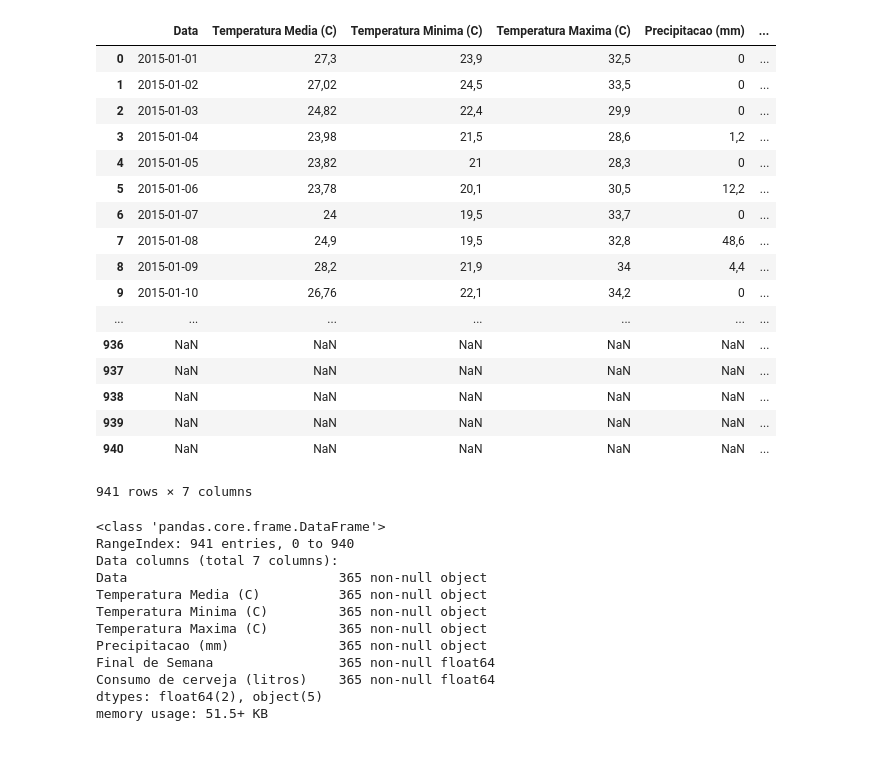
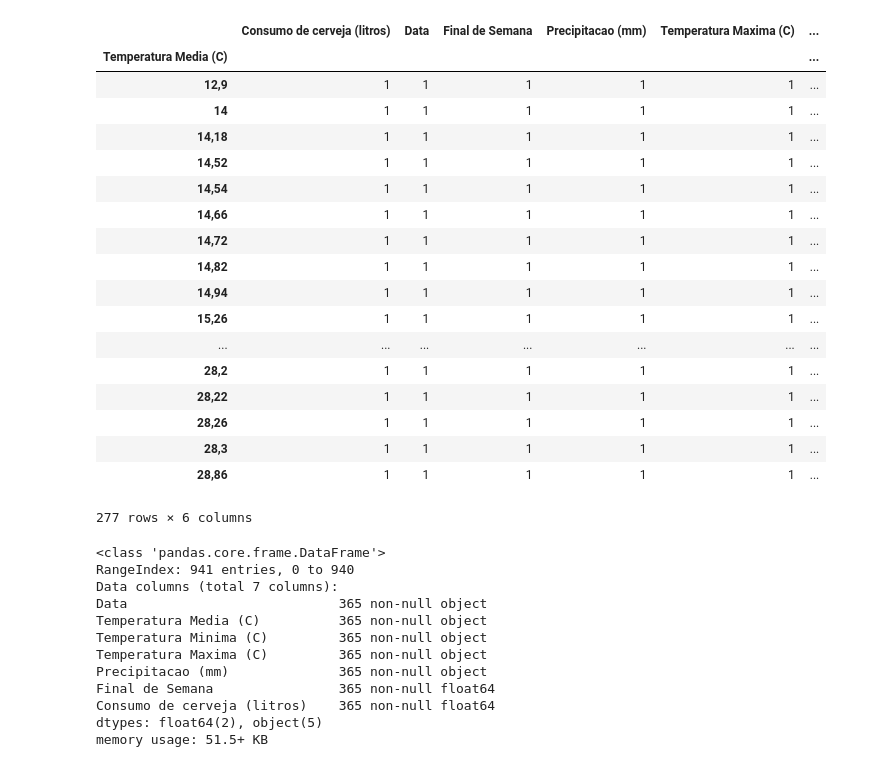
Before and after one commit to vitormoschetti/PI--IV---Extra-o-e-Visualiza-o-de-Dados-, a Jupyter notebook: Atividade 2/PI IV - Consumo de Cerveja .ipynb, the cells around one changed output. Saved outputs shown, nothing was run; the diff lists cells and outputs as text; code cells hidden in the pictures.

Commit message:
PI Graficos - Consumo de Cerveja em SP
Gráficos, tratamento dos dados e groupby

```diff
--- a/Atividade 2/PI IV - Consumo de Cerveja .ipynb
+++ b/Atividade 2/PI IV - Consumo de Cerveja .ipynb
@@ -1,28 +1,28 @@
 # %%
 import pandas as pd
 import matplotlib.pyplot as plt
 
 dados = pd.read_csv('Consumo_cerveja.csv', sep = ",")
-dados
 # %% [output]
-|  | Data | Temperatura Media (C) | Temperatura Minima (C) | Temperatura Maxima (C) | Precipitacao (mm) | ... |
-| 0 | 2015-01-01 | 27,3 | 23,9 | 32,5 | 0 | ... |
-| 1 | 2015-01-02 | 27,02 | 24,5 | 33,5 | 0 | ... |
-| 2 | 2015-01-03 | 24,82 | 22,4 | 29,9 | 0 | ... |
-| 3 | 2015-01-04 | 23,98 | 21,5 | 28,6 | 1,2 | ... |
-| 4 | 2015-01-05 | 23,82 | 21 | 28,3 | 0 | ... |
-| 5 | 2015-01-06 | 23,78 | 20,1 | 30,5 | 12,2 | ... |
-| 6 | 2015-01-07 | 24 | 19,5 | 33,7 | 0 | ... |
-| 7 | 2015-01-08 | 24,9 | 19,5 | 32,8 | 48,6 | ... |
-| 8 | 2015-01-09 | 28,2 | 21,9 | 34 | 4,4 | ... |
-| 9 | 2015-01-10 | 26,76 | 22,1 | 34,2 | 0 | ... |
+|  | Consumo de cerveja (litros) | Data | Final de Semana | Precipitacao (mm) | Temperatura Maxima (C) | ... |
+| Temperatura Media (C) |  |  |  |  |  | ... |
+| 12,9 | 1 | 1 | 1 | 1 | 1 | ... |
+| 14 | 1 | 1 | 1 | 1 | 1 | ... |
+| 14,18 | 1 | 1 | 1 | 1 | 1 | ... |
+| 14,52 | 1 | 1 | 1 | 1 | 1 | ... |
+| 14,54 | 1 | 1 | 1 | 1 | 1 | ... |
+| 14,66 | 1 | 1 | 1 | 1 | 1 | ... |
+| 14,72 | 1 | 1 | 1 | 1 | 1 | ... |
+| 14,82 | 1 | 1 | 1 | 1 | 1 | ... |
+| 14,94 | 1 | 1 | 1 | 1 | 1 | ... |
+| 15,26 | 1 | 1 | 1 | 1 | 1 | ... |
 | ... | ... | ... | ... | ... | ... | ... |
-| 936 | NaN | NaN | NaN | NaN | NaN | ... |
-| 937 | NaN | NaN | NaN | NaN | NaN | ... |
-| 938 | NaN | NaN | NaN | NaN | NaN | ... |
-| 939 | NaN | NaN | NaN | NaN | NaN | ... |
-| 940 | NaN | NaN | NaN | NaN | NaN | ... |
+| 28,2 | 1 | 1 | 1 | 1 | 1 | ... |
+| 28,22 | 1 | 1 | 1 | 1 | 1 | ... |
+| 28,26 | 1 | 1 | 1 | 1 | 1 | ... |
+| 28,3 | 1 | 1 | 1 | 1 | 1 | ... |
+| 28,86 | 1 | 1 | 1 | 1 | 1 | ... |
-941 rows × 7 columns
+277 rows × 6 columns
 # %%
 dados.info()
 # %% [output]
```
Also changed, not shown: parts of 5 cells of this notebook.
